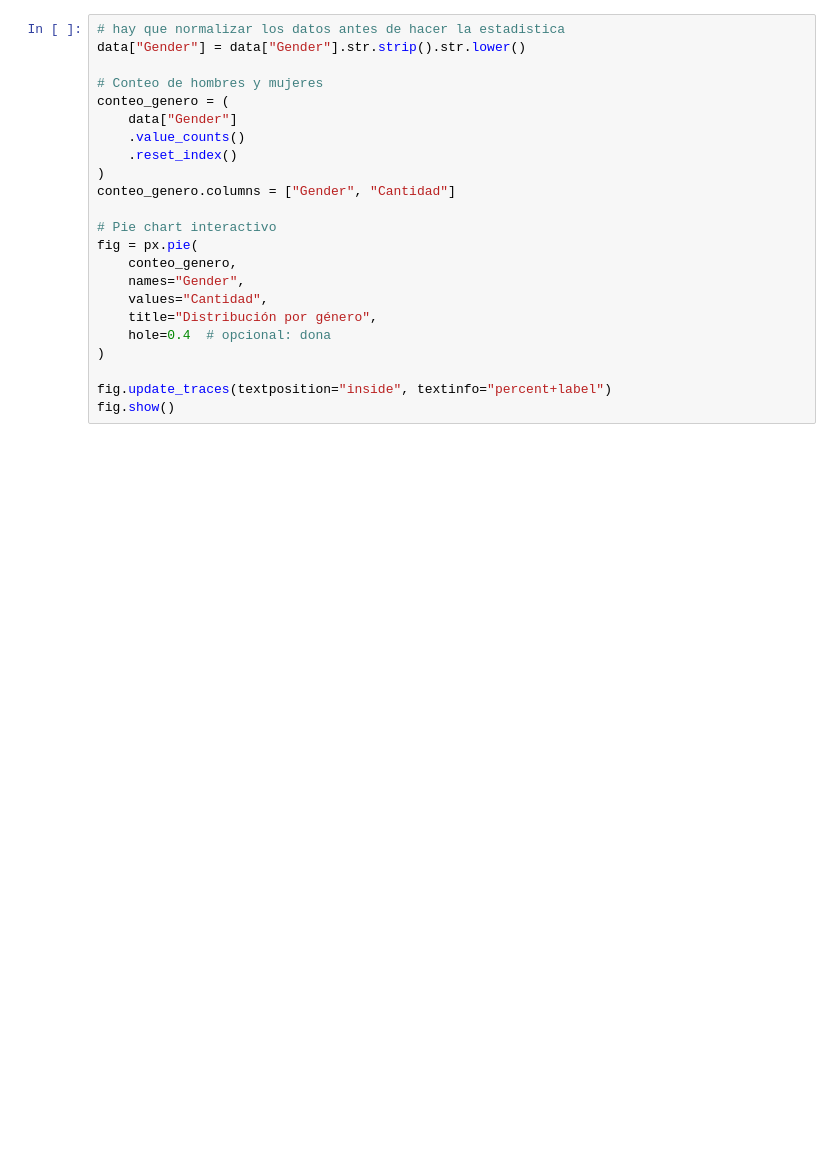
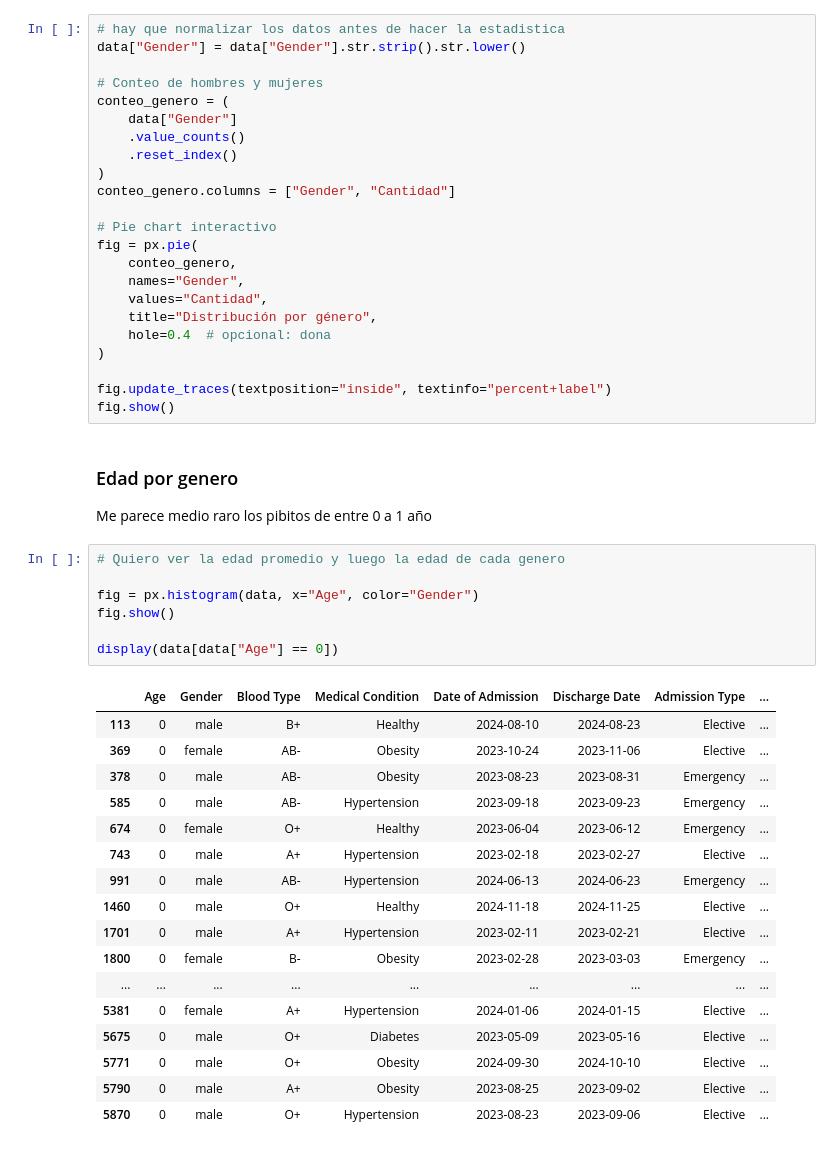
Before and after one commit to omsmarian/Analytics, a Jupyter notebook: analisis.ipynb, the cells around one changed output. Saved outputs shown, nothing was run; the diff lists cells and outputs as text; blank space fills up the shorter version.

Commit message:
Edad por genero

```diff
--- a/analisis.ipynb
+++ b/analisis.ipynb
@@ -87,3 +87,32 @@ fig = px.pie(
 
 fig.update_traces(textposition="inside", textinfo="percent+label")
 fig.show()
+# %% [markdown]
+### Edad por genero
+
+Me parece medio raro los pibitos de entre 0 a 1 año
+# %%
+# Quiero ver la edad promedio y luego la edad de cada genero
+
+fig = px.histogram(data, x="Age", color="Gender")
+fig.show()
+
+display(data[data["Age"] == 0])
+# %% [output]
+|  | Age | Gender | Blood Type | Medical Condition | Date of Admission | Discharge Date | Admission Type | ... |
+| 113 | 0 | male | B+ | Healthy | 2024-08-10 | 2024-08-23 | Elective | ... |
+| 369 | 0 | female | AB- | Obesity | 2023-10-24 | 2023-11-06 | Elective | ... |
+| 378 | 0 | male | AB- | Obesity | 2023-08-23 | 2023-08-31 | Emergency | ... |
+| 585 | 0 | male | AB- | Hypertension | 2023-09-18 | 2023-09-23 | Emergency | ... |
+| 674 | 0 | female | O+ | Healthy | 2023-06-04 | 2023-06-12 | Emergency | ... |
+| 743 | 0 | male | A+ | Hypertension | 2023-02-18 | 2023-02-27 | Elective | ... |
+| 991 | 0 | male | AB- | Hypertension | 2024-06-13 | 2024-06-23 | Emergency | ... |
+| 1460 | 0 | male | O+ | Healthy | 2024-11-18 | 2024-11-25 | Elective | ... |
+| 1701 | 0 | male | A+ | Hypertension | 2023-02-11 | 2023-02-21 | Elective | ... |
+| 1800 | 0 | female | B- | Obesity | 2023-02-28 | 2023-03-03 | Emergency | ... |
+| ... | ... | ... | ... | ... | ... | ... | ... | ... |
+| 5381 | 0 | female | A+ | Hypertension | 2024-01-06 | 2024-01-15 | Elective | ... |
+| 5675 | 0 | male | O+ | Diabetes | 2023-05-09 | 2023-05-16 | Elective | ... |
+| 5771 | 0 | male | O+ | Obesity | 2024-09-30 | 2024-10-10 | Elective | ... |
+| 5790 | 0 | male | A+ | Obesity | 2023-08-25 | 2023-09-02 | Elective | ... |
+| 5870 | 0 | male | O+ | Hypertension | 2023-08-23 | 2023-09-06 | Elective | ... |
```
Also changed, not shown: parts of 1 cell of this notebook.
